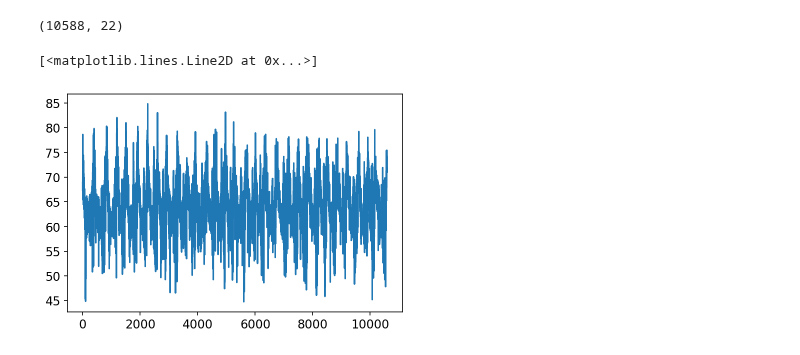
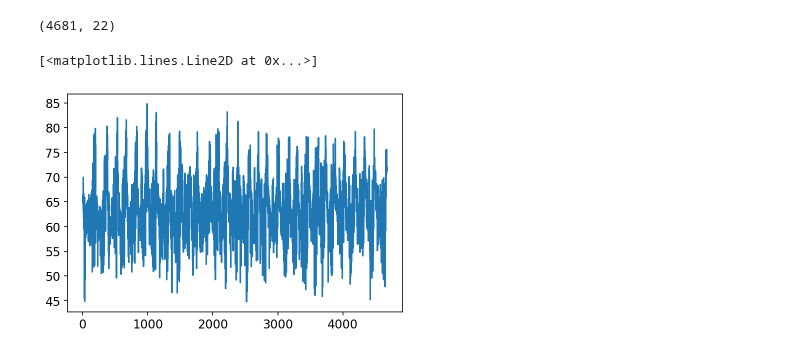
Before and after one commit to MehliyarSadiq/geoschem_simulations, a Jupyter notebook: inversion/satellite/oco-2/4.inversion.ipynb, the cells around one changed output. Saved outputs shown, nothing was run; the diff lists cells and outputs as text; code cells hidden in the pictures.

```diff
--- a/inversion/satellite/oco-2/4.inversion.ipynb
+++ b/inversion/satellite/oco-2/4.inversion.ipynb
@@ -27,13 +31,11 @@ inversion_file = 'inversion.nc'
 # Name of output netCDF file
 output_file = 'posterior.nc'
 # %%
-ds_xco2_model = xr.open_dataset(input_directory + xco2_file)
+ds_delta_y0 = xr.open_dataset(input_directory + delta_y0_file)
 varnames = list(ds_xco2_model.data_vars.keys())
-#varnames[47:69]
-#ds_xco2_model['Mar_X_SpeciesConc_CO2Tag11'].plot()
 # %%
-ds_inversion = xr.open_dataset(input_directory + inversion_file)
-diff = ds_inversion['xco2_oco2'] - ds_inversion['xco2_model']
+ds_xco2 = xr.open_dataset(input_directory + xco2_file)
+diff = ds_xco2['xco2_oco2'] - ds_xco2['xco2_model']
 diff.plot()
 # %% [output]
 [<matplotlib.lines.Line2D at 0x...>]
@@ -41,7 +43,8 @@ diff.plot()
 # %%
 # reduce the size of array and matrix, from 400k to 10k
-xco2_oco2 = ds_xco2_model['xco2_obs']
+xco2_oco2 = ds_xco2['xco2_oco2']
 x = xco2_oco2.copy()
 x = x[np.logical_not(np.isnan(x))]
 ind = x.record.values # index for slicing
 length = len(ind)
+length
@@ -58,15 +63,15 @@ del_Y_matrix[:] = np.nan
 print(np.shape(del_Y_matrix))
 
 for itag in range(22):
-    name_var = 'Mar_X_SpeciesConc_CO2Tag' + str(itag+1)
-    del_Y_matrix[:,itag] = ds_xco2_model[name_var][ind].values
+    name_var = 'X_SpeciesConc_CO2Tag' + str(itag+1)
+    del_Y_matrix[:,itag] = ds_delta_y0[name_var][ind].values
 # %% [output]
-(10588, 22)
+(4681, 22)
 # %%
-plt.plot(del_Y_matrix[:,0])
+plt.plot(del_Y_matrix[:,10])
 # %% [output]
 [<matplotlib.lines.Line2D at 0x...>]
-[figure, old version]
+[figure, new version]
 # %%
 del_Y_tran = np.matrix.transpose(del_Y_matrix)
 first = np.matmul(del_Y_matrix,del_Y_tran)
```
Also changed, not shown: parts of 15 cells of this notebook, 7 other files.
